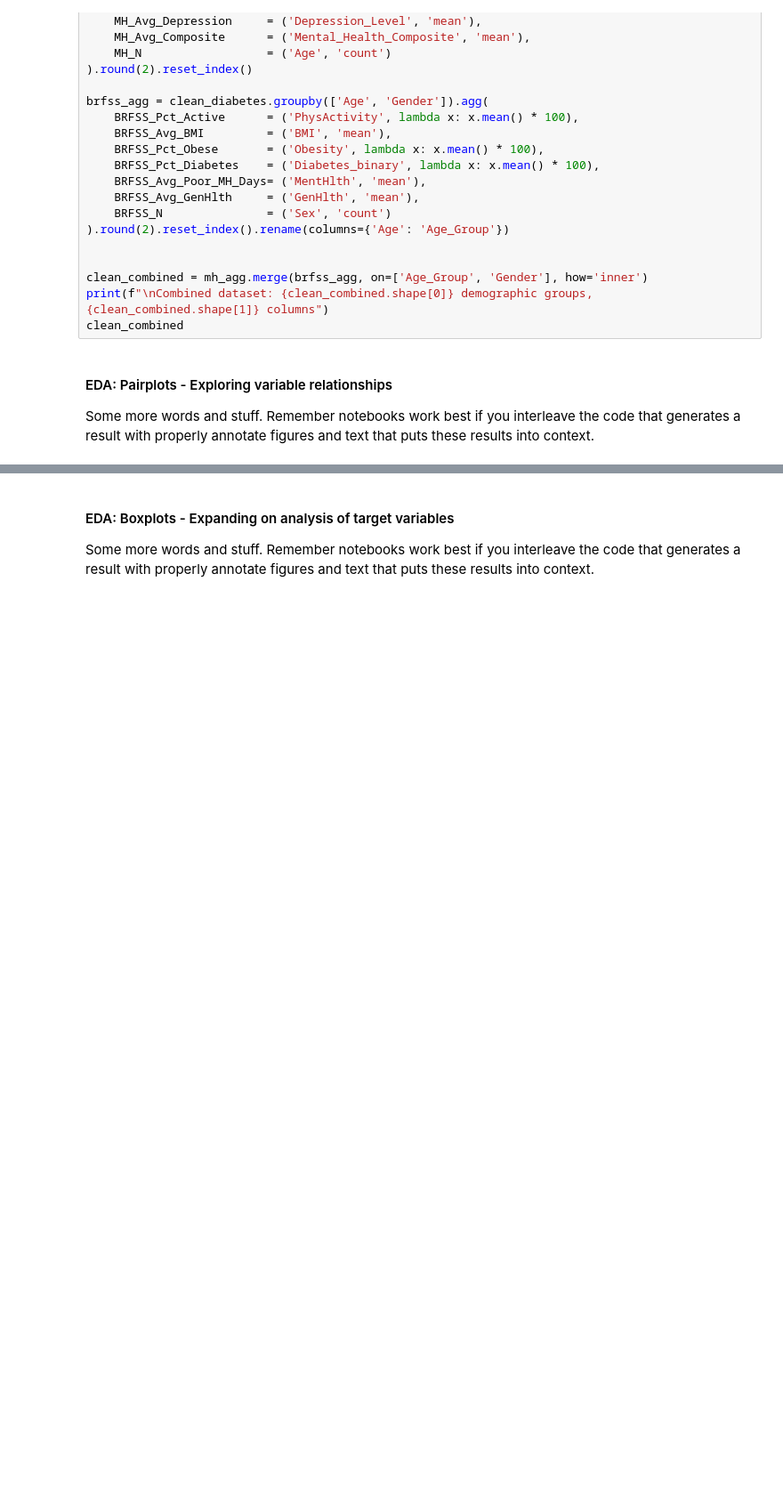
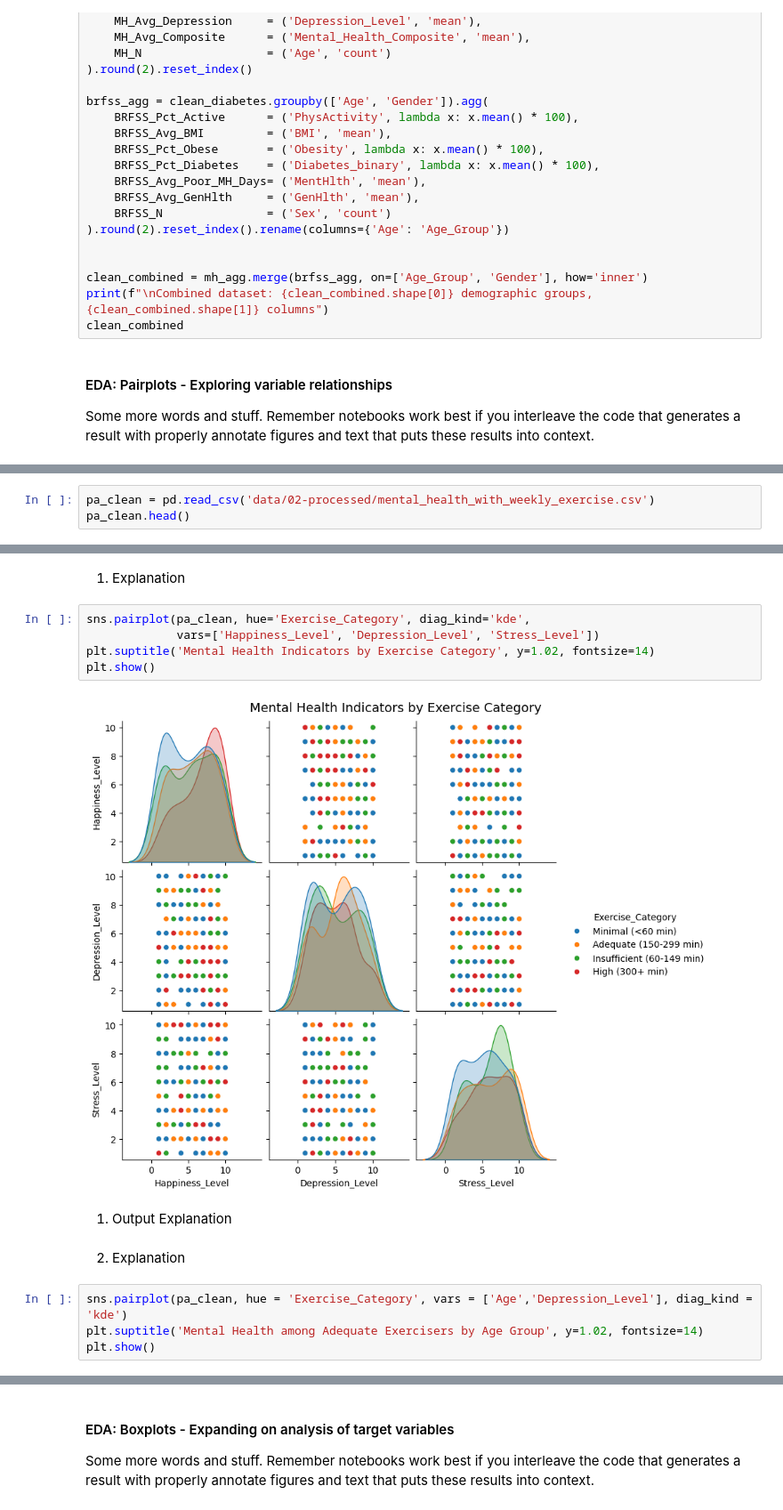
Before and after one commit to COGS108/Group093_WI26, a Jupyter notebook: 02-EDACheckpoint.ipynb, the cells around one changed output, grey strips where cells are left out. Shown at 89% size. Cells and saved outputs as stored; diff of their text form; blank space fills up the shorter version.

Commit message:
Added pairplots d2, explanation needed

```diff
--- a/02-EDACheckpoint.ipynb
+++ b/02-EDACheckpoint.ipynb
@@ -366,0 +368,3 @@ Some more words and stuff.  Remember notebooks work best if you interleave the c
+# %%
+pa_clean = pd.read_csv('data/02-processed/mental_health_with_weekly_exercise.csv')
+pa_clean.head()
@@ -366,0 +378,17 @@ Some more words and stuff.  Remember notebooks work best if you interleave the c
+# %% [markdown]
+1) Explanation
+# %%
+sns.pairplot(pa_clean, hue='Exercise_Category', diag_kind='kde',
+             vars=['Happiness_Level', 'Depression_Level', 'Stress_Level'])
+plt.suptitle('Mental Health Indicators by Exercise Category', y=1.02, fontsize=14)
+plt.show()
+# %% [output]
+[figure, added]
+# %% [markdown]
+1) Output Explanation
+# %% [markdown]
+2) Explanation
+# %%
+sns.pairplot(pa_clean, hue = 'Exercise_Category', vars = ['Age','Depression_Level'], diag_kind = 'kde')
+plt.suptitle('Mental Health among Adequate Exercisers by Age Group', y=1.02, fontsize=14)
+plt.show()
```
Also changed, not shown: parts of 11 cells of this notebook.
